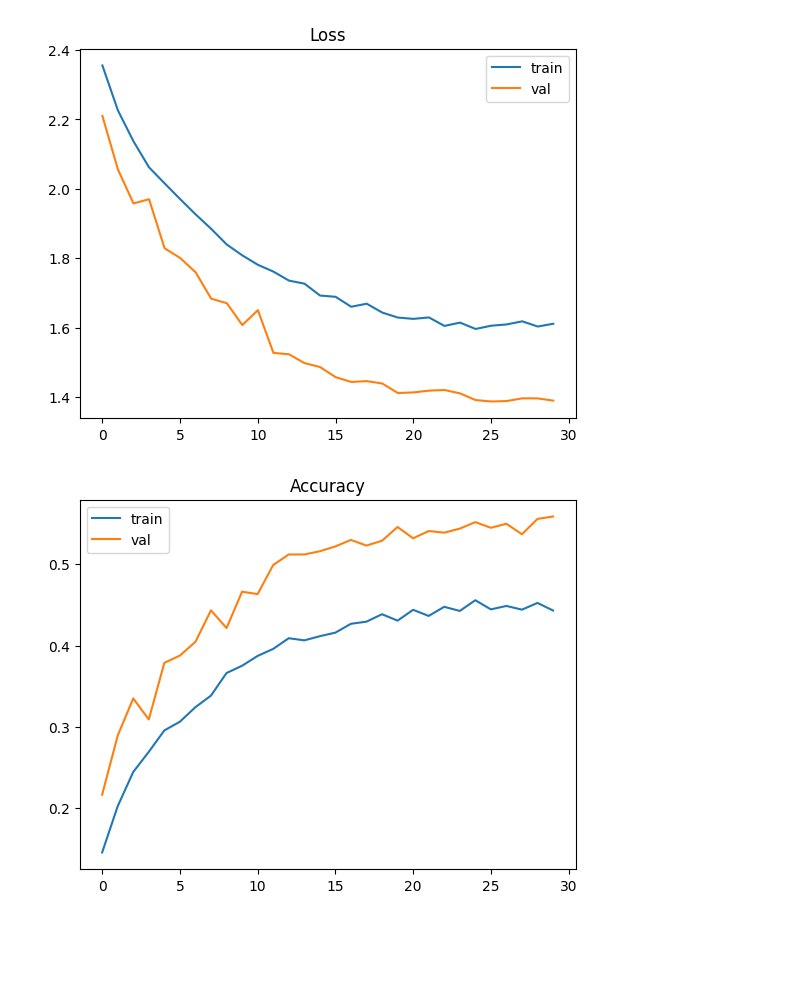
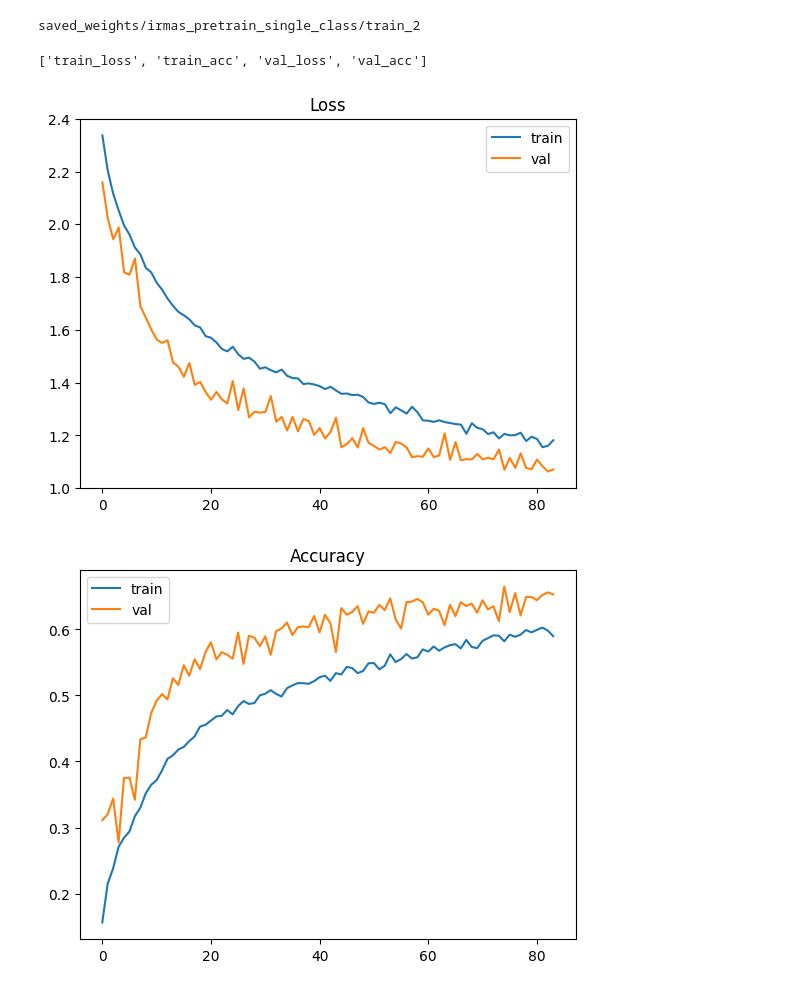
Before and after one commit to hughmancoder/ML-based-analysis-of-sound, a Jupyter notebook: train_single_class.ipynb, the cells around one changed output. Drawn from its saved outputs; the diff is of its cells as text; code cells hidden in the pictures; blank space fills up the shorter version.

Commit message:
Update test and training structure

```diff
--- a/train_single_class.ipynb
+++ b/train_single_class.ipynb
@@ -237,0 +1,21 @@ Best val acc: 0.558648111332008
+# %%
+from pathlib import Path
+
+TRAIN_MANIFEST = "data/manifests/irmas_train_mels.csv"
+
+EPOCHS = 200
+BATCH_SIZE = 32
+LR = 3e-4
+WEIGHT_DECAY = 1e-4
+VAL_FRAC = 0.15
+DROPOUT = 0.5
+PATIENCE = 50
+NUM_WORKERS = 2
+SEED = 1337
+
+RESUME = True # loads previous model weights, set to False if training from scratch
+TRAIN_NUMBER = "train_2" # directory to add  weights
+CKPT_DIR = Path(f"saved_weights/irmas_pretrain_single_class/{TRAIN_NUMBER}")
+RESUME_CKPT = (CKPT_DIR / "last.pt") if RESUME else None  # or CKPT_DIR/"best_val_acc.pt"
+# %% [output]
+saved_weights/irmas_pretrain_single_class/train_2
@@ -238,9 +41,28 @@ Best val acc: 0.558648111332008
 # %%
-# Cell 5 — quick history plots (optional)
+
 import matplotlib.pyplot as plt
+import torch
 
-plt.figure(); plt.plot(history["train_loss"], label="train"); plt.plot(history["val_loss"], label="val"); plt.title("Loss"); plt.legend(); plt.show()
-plt.figure(); plt.plot(history["train_acc"], label="train"); plt.plot(history["val_acc"], label="val"); plt.title("Accuracy"); plt.legend(); plt.show()
+
+CKPT = RESUME_CKPT = (CKPT_DIR / "last.pt")
+# CKPT = 'saved_weights/irmas_pretrain_single_class/train_1/best_val_acc_junran_0.72.pt' # example of loading a different checkpoint
+
+ckpt_loaded = torch.load(CKPT, map_location="cpu")
+history = ckpt_loaded["history"]
+print(list(history.keys()))
+
+
+
+plt.figure()
+plt.plot(history["train_loss"], label="train")
+plt.plot(history["val_loss"], label="val")
+plt.title("Loss"); plt.legend(); plt.show()
+
+plt.figure()
+plt.plot(history["train_acc"], label="train")
+plt.plot(history["val_acc"], label="val")
+plt.title("Accuracy"); plt.legend(); plt.show()
 # %% [output]
+['train_loss', 'train_acc', 'val_loss', 'val_acc']
-[figure, old version]
+[figure, new version]
-[figure, old version]
+[figure, new version]
```
Also changed, not shown: parts of 6 cells of this notebook, 30 other files.
